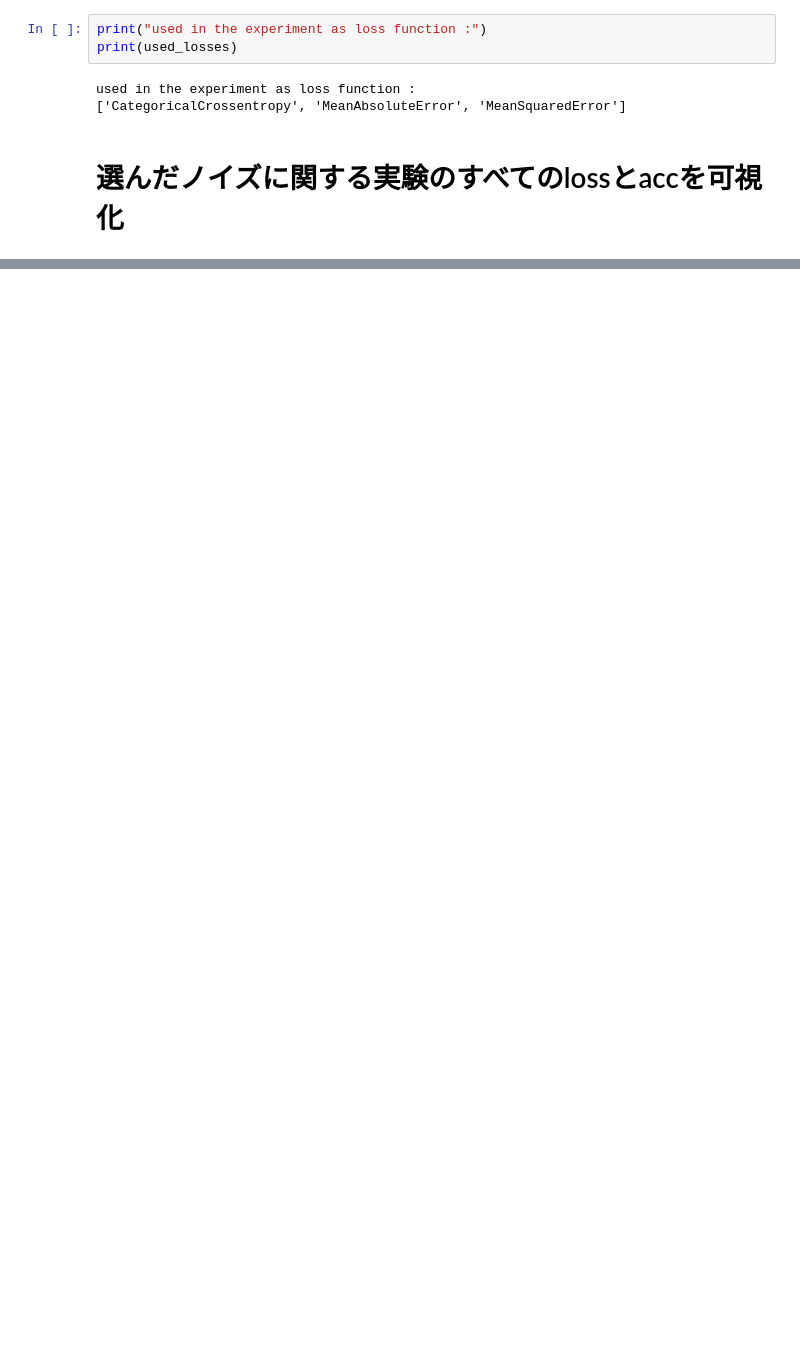
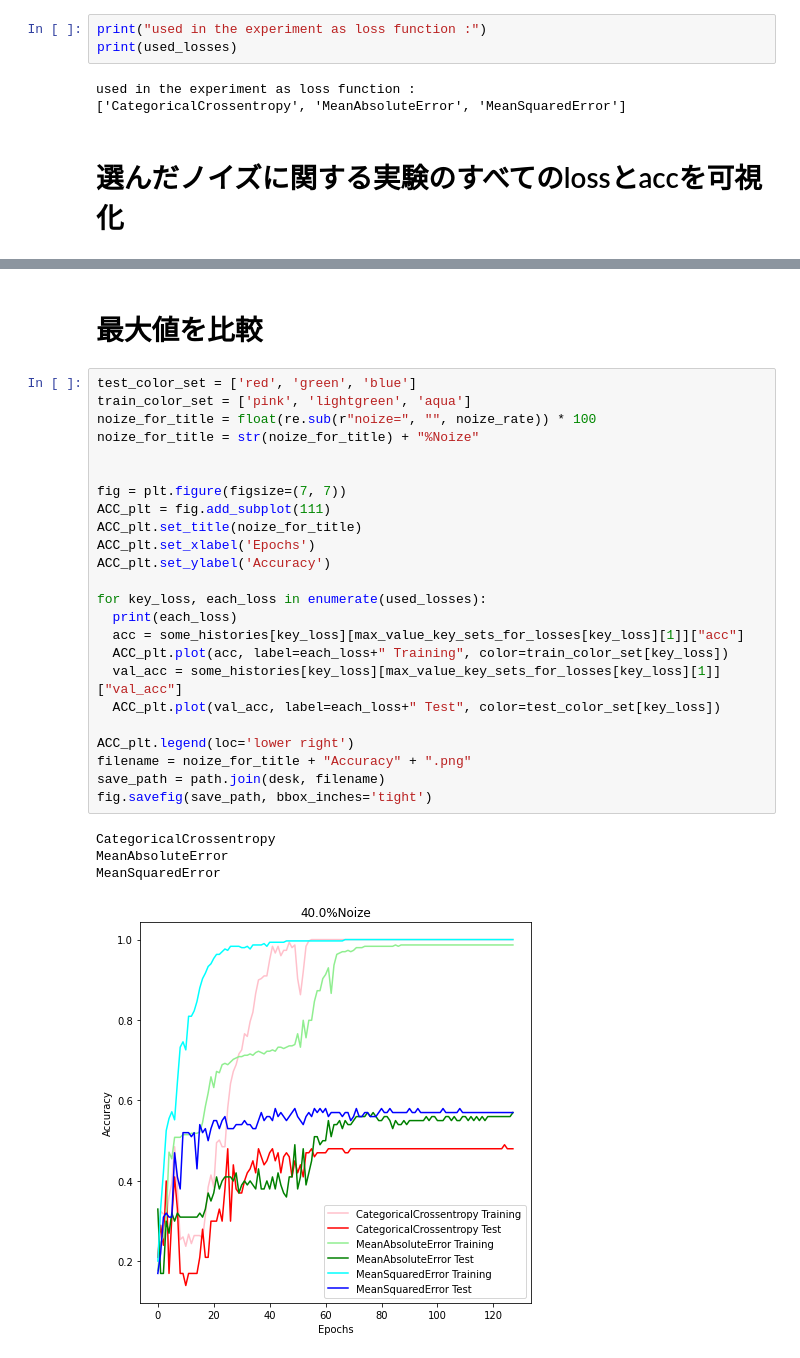
Before and after one commit to s1250103/Public_mori-lab, a Jupyter notebook: eras/confirm_label/analyze_results_of_KTH_datasets.ipynb, the cells around one changed output, grey strips where cells are left out. Saved outputs shown, nothing was run; the diff lists cells and outputs as text; blank space fills up the shorter version.

```diff
--- a/eras/confirm_label/analyze_results_of_KTH_datasets.ipynb
+++ b/eras/confirm_label/analyze_results_of_KTH_datasets.ipynb
@@ -266,0 +274,31 @@ the max value 0.7799999713897705
+# %% [markdown]
+# 最大値を比較
+# %%
+test_color_set = ['red', 'green', 'blue']
+train_color_set = ['pink', 'lightgreen', 'aqua']
+noize_for_title = float(re.sub(r"noize=", "", noize_rate)) * 100
+noize_for_title = str(noize_for_title) + "%Noize"
+
+
+fig = plt.figure(figsize=(7, 7))
+ACC_plt = fig.add_subplot(111)
+ACC_plt.set_title(noize_for_title)
+ACC_plt.set_xlabel('Epochs')
+ACC_plt.set_ylabel('Accuracy')
+
+for key_loss, each_loss in enumerate(used_losses):
+  print(each_loss)
+  acc = some_histories[key_loss][max_value_key_sets_for_losses[key_loss][1]]["acc"]
+  ACC_plt.plot(acc, label=each_loss+" Training", color=train_color_set[key_loss])
+  val_acc = some_histories[key_loss][max_value_key_sets_for_losses[key_loss][1]]["val_acc"]
+  ACC_plt.plot(val_acc, label=each_loss+" Test", color=test_color_set[key_loss])
+
+ACC_plt.legend(loc='lower right')
+filename = noize_for_title + "Accuracy" + ".png"
+save_path = path.join(desk, filename)
+fig.savefig(save_path, bbox_inches='tight')
+# %% [output]
+CategoricalCrossentropy
+MeanAbsoluteError
+MeanSquaredError
+[figure, added]
```
Also changed, not shown: parts of 10 cells of this notebook.
